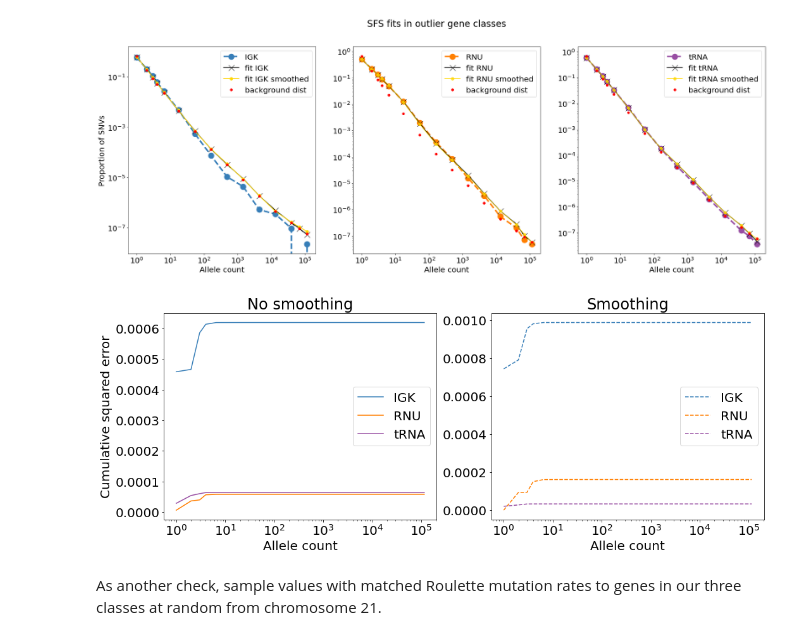
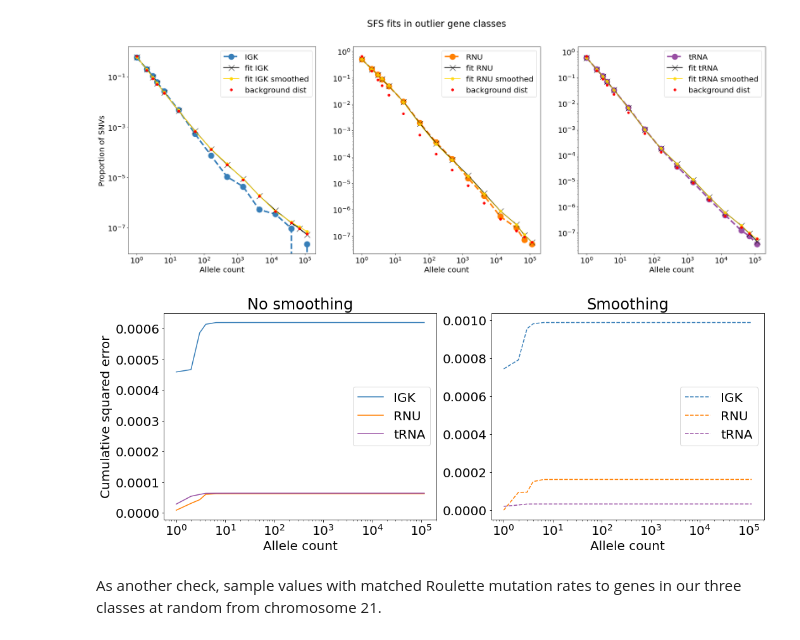
Before and after one commit to vseplyarskiy/Roulette, a Jupyter notebook: population_genetics/high_rate_gene_context_comparison.ipynb, the cells around one changed output. Drawn from its saved outputs; the diff is of its cells as text; code cells hidden in the pictures.

```diff
--- a/population_genetics/high_rate_gene_context_comparison.ipynb
+++ b/population_genetics/high_rate_gene_context_comparison.ipynb
@@ -554,8 +509,9 @@ for ii in range(1,23):
 # %%
 gene_mu_set = {}
 for ii in range(1,23):
-    fname = str(ii) + "_IGK_SFS_v2.gz"
-    sfs_data = process_sfs(fname)
+    fname = str(ii) + "_IGK_SFS_v2_denovo.gz"
+    sfs_data = process_sfs(fname, denovo=True)
+    sfs_data = sfs_data.loc[sfs_data.AC!=0]
     genes = np.unique(sfs_data.gene)
     for gene in genes:
         if gene == "bk_high":
@@ -565,6 +521,7 @@ for ii in range(1,23):
         gene_mu_set[gene_chr] = gene_data.mu.to_numpy()
 # %%
 genes = list(gene_sfs_set.keys())
+genes_nonzero = list(gene_mu_set.keys())
 # %%
 genes[0:10]
 # %% [output]
@@ -602,7 +559,7 @@ for ii, gene in enumerate(genes):
         gene_type_sfs[gene_types[ii]] = combine_sfs(gene_type_sfs[gene_types[ii]], gene_sfs_set[gene])
 # %%
 gene_type_mu = {}
-for ii, gene in enumerate(genes):
+for ii, gene in enumerate(genes_nonzero):
     if not gene_types[ii] in gene_type_mu.keys():
         gene_type_mu[gene_types[ii]] = gene_mu_set[gene]
     else:
@@ -772,5 +722,8 @@ This does look very reasonable, though perhaps over-smoothed at low mutation rat
 # %%
 # Use only a subset of mutation rates to fit to our gene classes, this reduces overfitting somewhat
 mu_vals_small_i = [0] + list(range(1, len(mu_vals_fit)-1, 5)) + [len(mu_vals_fit)-1]
-mu_vals_small = mu_vals_fit[mu_vals_small_i]mu_21_norm_small = mu_21_norm[:,mu_vals_small_i]
+mu_vals_small = mu_vals_fit[mu_vals_small_i]
+mu_21_norm_small = mu_21_norm[:,mu_vals_small_i]
 overall_dist_small = overall_dist[mu_vals_small_i] / np.sum(overall_dist[mu_vals_small_i])
+starting_dist = multinomial_trans(overall_dist_small)
+small_rescale = len(mu_vals_small) / len(mu_vals_fit)
@@ -1086,24 +1037,30 @@ fig.savefig('SFS_fits_high_counts.pdf', bbox_inches='tight')
 [figure]
 # %%
 fig, axes = plt.subplots(1, 2, figsize=(17,6))
-axes[0].plot(sfs_bin_means[1:], np.cumsum(np.abs(nm(fit_IGK_sfs) -  poly_norm(gene_type_sfs_binned[0]/sfs_bin_sizes/np.sum(gene_type_sfs_binned[0])))**2), label="IGK", c=IGK_C)
-axes[0].plot(sfs_bin_means[1:], np.cumsum(np.abs(nm(fit_RNU_sfs) -  poly_norm(gene_type_sfs_binned[1]/sfs_bin_sizes/np.sum(gene_type_sfs_binned[1])))**2), label="RNU", c=RNU_C)
-axes[0].plot(sfs_bin_means[1:], np.cumsum(np.abs(nm(fit_tRNA_sfs) -  poly_norm(gene_type_sfs_binned[2]/sfs_bin_sizes/np.sum(gene_type_sfs_binned[2])))**2), label="tRNA", c=tRNA_C)
+axes[0].plot(sfs_bin_means[1:], np.cumsum(np.abs(nm(fit_IGK_sfs) -
+                                                 poly_norm(gene_type_sfs_binned[0]/sfs_bin_sizes/np.sum(gene_type_sfs_binned[0])))**2), label="IGK", c=IGK_C)
+axes[0].plot(sfs_bin_means[1:], np.cumsum(np.abs(nm(fit_RNU_sfs) -
+                                                 poly_norm(gene_type_sfs_binned[1]/sfs_bin_sizes/np.sum(gene_type_sfs_binned[1])))**2), label="RNU", c=RNU_C)
+axes[0].plot(sfs_bin_means[1:], np.cumsum(np.abs(nm(fit_tRNA_sfs) -
+                                                  poly_norm(gene_type_sfs_binned[2]/sfs_bin_sizes/np.sum(gene_type_sfs_binned[2])))**2), label="tRNA", c=tRNA_C)
 
-axes[1].plot(sfs_bin_means[1:], np.cumsum(np.abs(nm(fit_IGK_reg_sfs) -  poly_norm(gene_type_sfs_binned[0]/sfs_bin_sizes/np.sum(gene_type_sfs_binned[0])))**2), "--", label="IGK", c=IGK_C)
-axes[1].plot(sfs_bin_means[1:], np.cumsum(np.abs(nm(fit_RNU_reg_sfs) -  poly_norm(gene_type_sfs_binned[1]/sfs_bin_sizes/np.sum(gene_type_sfs_binned[1])))**2), "--", label="RNU", c=RNU_C)
-axes[1].plot(sfs_bin_means[1:], np.cumsum(np.abs(nm(fit_tRNA_reg_sfs) -  poly_norm(gene_type_sfs_binned[2]/sfs_bin_sizes/np.sum(gene_type_sfs_binned[2])))**2), "--", label="tRNA", c=tRNA_C)
+axes[1].plot(sfs_bin_means[1:], np.cumsum(np.abs(nm(fit_IGK_reg_sfs) -
+                                                 poly_norm(gene_type_sfs_binned[0]/sfs_bin_sizes/np.sum(gene_type_sfs_binned[0])))**2), "--", label="IGK", c=IGK_C)
+axes[1].plot(sfs_bin_means[1:], np.cumsum(np.abs(nm(fit_RNU_reg_sfs) -
+                                                 poly_norm(gene_type_sfs_binned[1]/sfs_bin_sizes/np.sum(gene_type_sfs_binned[1])))**2), "--", label="RNU", c=RNU_C)
+axes[1].plot(sfs_bin_means[1:], np.cumsum(np.abs(nm(fit_tRNA_reg_sfs) -
+                                                 poly_norm(gene_type_sfs_binned[2]/sfs_bin_sizes/np.sum(gene_type_sfs_binned[2])))**2), "--", label="tRNA", c=tRNA_C)
 
 axes[0].set_ylabel("Cumulative squared error")
 axes[0].set_title("No smoothing")
 axes[1].set_title("Smoothing")
 for ax in axes:
     ax.legend()
     ax.set_xscale("log")
     ax.set_xlabel("Allele count")
 fig.savefig("cumulative_error.pdf", bbox_inches="tight")
 # %% [output]
-[figure, old version]
+[figure, new version]
 # %% [markdown]
 As another check, sample values with matched Roulette mutation rates to genes in our three classes at random from chromosome 21.
 # %%
```
Also changed, not shown: parts of 34 cells of this notebook.
